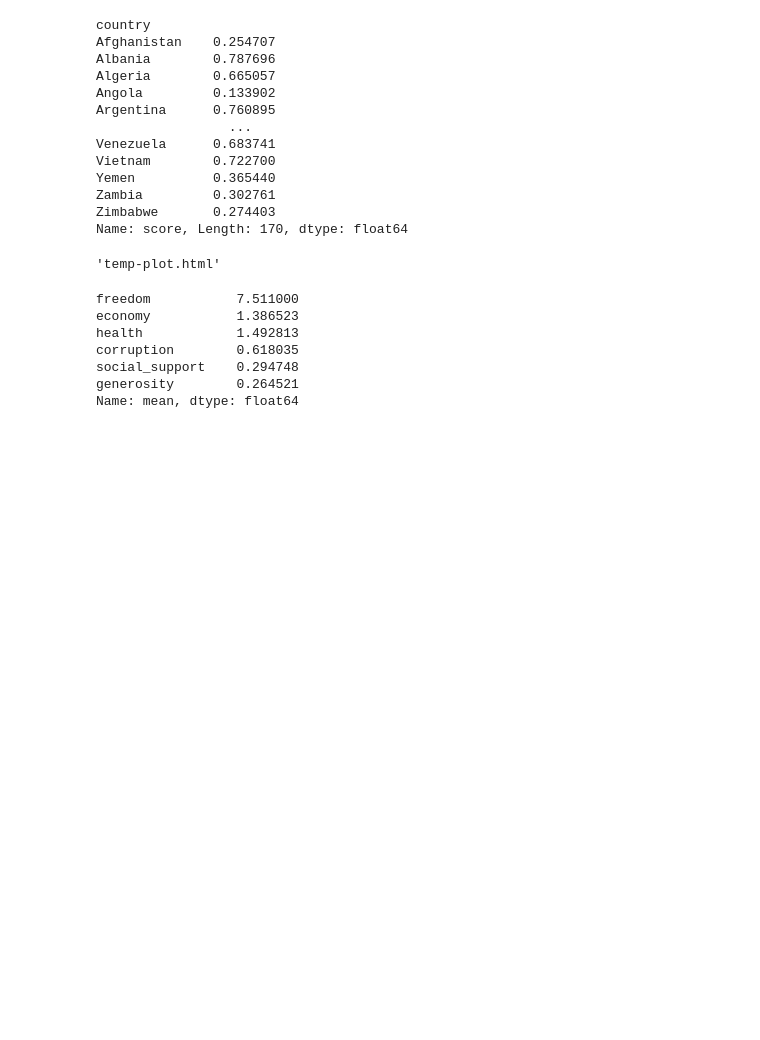
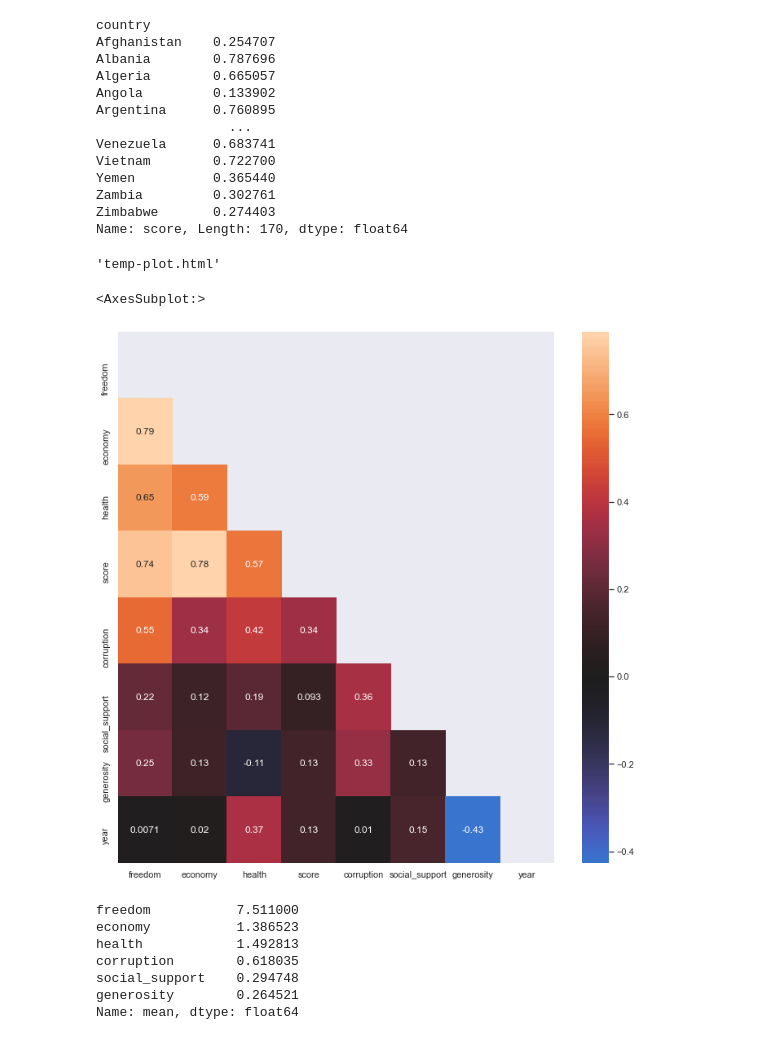
Before and after one commit to sboomi/world-happiness-project, a Jupyter notebook: nbs/Explore Data.ipynb, the cells around one changed output. Saved outputs shown, nothing was run; the diff lists cells and outputs as text; code cells hidden in the pictures; blank space fills up the shorter version.

```diff
--- a/nbs/Explore Data.ipynb
+++ b/nbs/Explore Data.ipynb
@@ -216,6 +229,16 @@ h_map = go.Figure(data=[data])
 py.offline.plot(h_map)
 # %% [output]
 'temp-plot.html'
+# %%
+import matplotlib.pyplot as plt
+
+corr_matrix = df.corr()
+fig, ax = plt.subplots(figsize=[12, 12])
+mask = np.triu(np.ones_like(corr_matrix, dtype='bool'))
+sns.heatmap(df.corr(), mask=mask, annot=True, ax=ax, center=0.)
+# %% [output]
+<AxesSubplot:>
+[figure, added]
 # %%
 stats_country.describe().loc['mean',['freedom', 'economy', 'health', 'corruption', 'social_support', 'generosity']]
 # %% [output]
```
Also changed, not shown: parts of 14 cells of this notebook, 3 other files.
